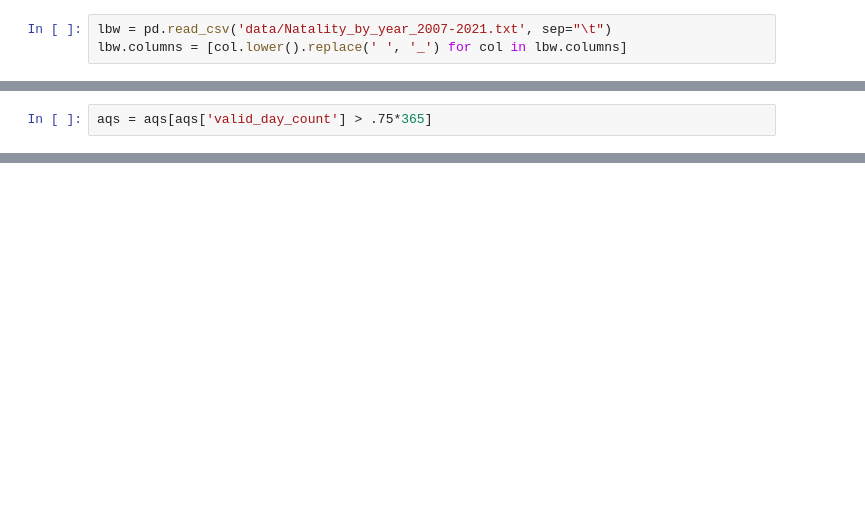
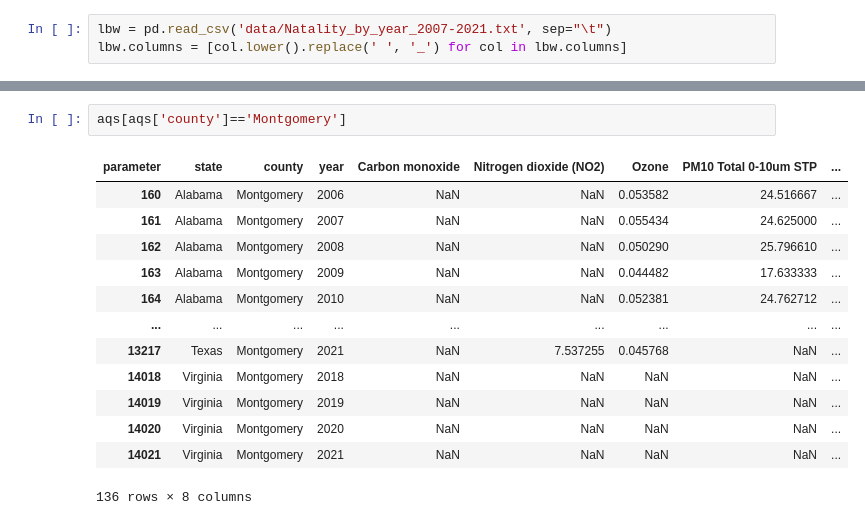
Before and after one commit to wdegraw93/low_birth_weight_vs_aqi_study, a Jupyter notebook: winston.ipynb, the cells around one changed output, grey strips where cells are left out. Saved outputs shown, nothing was run; the diff lists cells and outputs as text; blank space fills up the shorter version.

```diff
--- a/winston.ipynb
+++ b/winston.ipynb
@@ -851,2 +457,0 @@ columns_to_drop.append('pollutant_standard')
-# %%
-aqs = aqs[aqs['valid_day_count'] > .75*365]
@@ -1039,0 +508,16 @@ Name: certification_indicator, dtype: int64
+# %%
+aqs[aqs['county']=='Montgomery']
+# %% [output]
+| parameter | state | county | year | Carbon monoxide | Nitrogen dioxide (NO2) | Ozone | PM10 Total 0-10um STP | ... |
+| 160 | Alabama | Montgomery | 2006 | NaN | NaN | 0.053582 | 24.516667 | ... |
+| 161 | Alabama | Montgomery | 2007 | NaN | NaN | 0.055434 | 24.625000 | ... |
+| 162 | Alabama | Montgomery | 2008 | NaN | NaN | 0.050290 | 25.796610 | ... |
+| 163 | Alabama | Montgomery | 2009 | NaN | NaN | 0.044482 | 17.633333 | ... |
+| 164 | Alabama | Montgomery | 2010 | NaN | NaN | 0.052381 | 24.762712 | ... |
+| ... | ... | ... | ... | ... | ... | ... | ... | ... |
+| 13217 | Texas | Montgomery | 2021 | NaN | 7.537255 | 0.045768 | NaN | ... |
+| 14018 | Virginia | Montgomery | 2018 | NaN | NaN | NaN | NaN | ... |
+| 14019 | Virginia | Montgomery | 2019 | NaN | NaN | NaN | NaN | ... |
+| 14020 | Virginia | Montgomery | 2020 | NaN | NaN | NaN | NaN | ... |
+| 14021 | Virginia | Montgomery | 2021 | NaN | NaN | NaN | NaN | ... |
+136 rows × 8 columns
```
Also changed, not shown: parts of 109 cells of this notebook, 4 other files.
